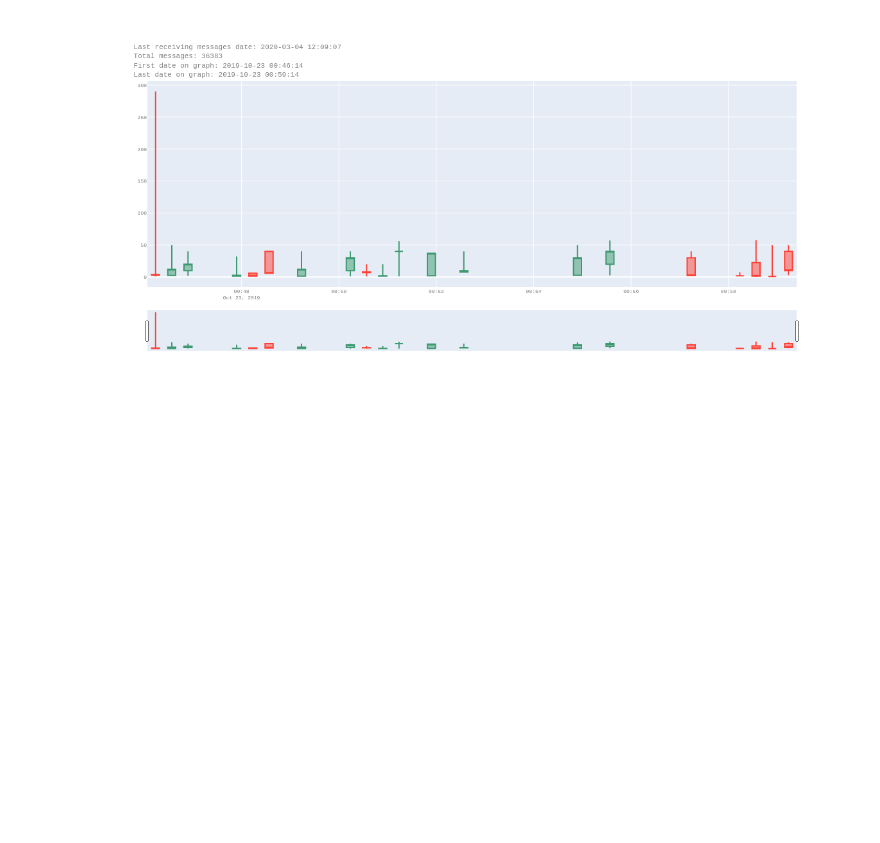
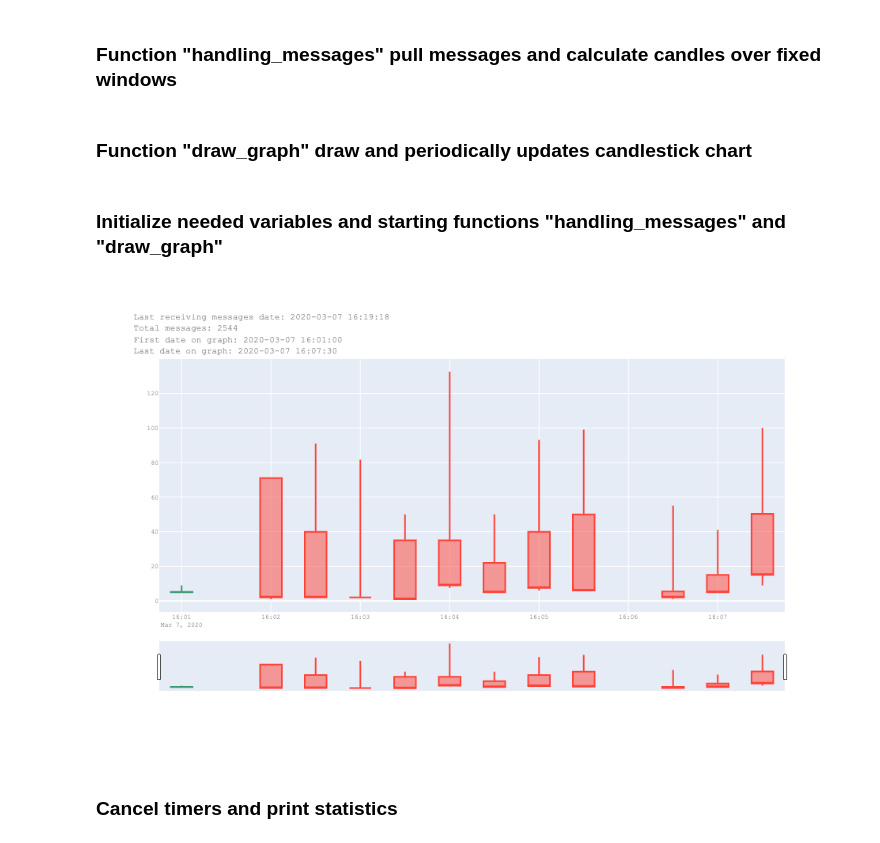
Before and after one commit to allenday/streaming-fsi-showcase, a Jupyter notebook: jupyter/pub-sub.ipynb, the cells around one changed output. Saved outputs shown, nothing was run; the diff lists cells and outputs as text; code cells hidden in the pictures; blank space fills up the shorter version.

Commit message:
Adapted pub-sub.ipynb notebook for Ethereum real-time data

```diff
--- a/jupyter/pub-sub.ipynb
+++ b/jupyter/pub-sub.ipynb
@@ -52,8 +44,8 @@ subscription_path = subscriber.subscription_path(
+# %% [markdown]
+### Function "handling_messages" pull messages and calculate candles over fixed windows
 # %%
-# STEP 3
-
 def handling_messages():
-    global NUM_MESSAGES, PULLING_WAIT_SECONDS, df, tr_handling_messages, current_timestamp, last_receiving_datetime, total_received_messages, max_timestamp, error_counter, cancel_process
+    global NUM_MESSAGES, PULLING_WAIT_SECONDS, df, current_timestamp, last_receiving_datetime, total_received_messages, max_timestamp, error_counter
 
     response = subscriber.pull(subscription_path, max_messages=NUM_MESSAGES)
 
@@ -61,20 +53,10 @@ def handling_messages():
     for received_message in response.received_messages:
         data = json.loads(received_message.message.data.decode('utf8'))
         block_timestamp = data['block_timestamp']
-        gas_price = float(data['gas_price'])/PRICE_MULTIPLIER
+        gas_price = float(data['gas_price'])/PRICE_SCALE
 
-        unix_timestamp = int(time.mktime(datetime.datetime.strptime(block_timestamp, "%Y-%m-%d %H:%M:%S %Z").timetuple()))
-
-        if unix_timestamp < max_timestamp:
-            continue
-
-        if unix_timestamp > max_timestamp:
-            max_timestamp = unix_timestamp
-
-        if current_timestamp == 0:
-            current_timestamp = max_timestamp = unix_timestamp
-        elif unix_timestamp > current_timestamp+TIME_WINDOW:
-            current_timestamp += int((unix_timestamp - current_timestamp)/TIME_WINDOW)*TIME_WINDOW
+        unix_timestamp = int(block_timestamp)
+        current_timestamp = int(unix_timestamp/TIME_WINDOW)*TIME_WINDOW
 
         indexes = df['unix_timestamp'][df['unix_timestamp'] == current_timestamp].index
         if (indexes.size == 0):
@@ -88,8 +70,6 @@ def handling_messages():
             df.loc[[index], 'close_price'] = gas_price
 
         ack_ids.append(received_message.ack_id)
-
-
     try:
         subscriber.acknowledge(subscription_path, ack_ids)
     except Exception as e:
@@ -98,14 +78,13 @@ def handling_messages():
     last_receiving_datetime = datetime.datetime.now()
     total_received_messages += len(response.received_messages)
 
-    if not cancel_process:
-        tr_handling_messages = threading.Timer(PULLING_WAIT_SECONDS, handling_messages)
-        tr_handling_messages.start()
+    timers['handle'] = threading.Timer(PULLING_WAIT_SECONDS, handling_messages)
+    timers['handle'].start()
+# %% [markdown]
+### Function "draw_graph" draw and periodically updates candlestick chart
 # %%
-# STEP 4
-
 def draw_graph():
-    global DRAWING_WAIT_SECONDS, tr_drawing_graph, df, cancel_process
+    global DRAWING_WAIT_SECONDS, df
 
     graph_df = df.tail(MAX_CANDLESTICKS_ON_GRAPH)
     graph_df['date'] = graph_df.apply(lambda row: datetime.datetime.fromtimestamp(row.unix_timestamp), axis = 1)
@@ -123,32 +102,31 @@ def draw_graph():
                     height=600,
                 ))
     fig.update_layout(
-#         xaxis_rangeslider_visible=False,
         title_text="Last receiving messages date: {}<br>Total messages: {}<br>First date on graph: {}<br>Last date on graph: {}".format(last_receiving_datetime.strftime("%Y-%m-%d %H:%M:%S"), total_received_messages, first_date_on_graph, last_date_on_graph),
         font=dict(family="Courier New, monospace", size=8, color="#7f7f7f")
     )
     fig.show()
 
-    if not cancel_process:
-        tr_drawing_graph = threading.Timer(DRAWING_WAIT_SECONDS, draw_graph)
-        tr_drawing_graph.start()
+    timers['draw'] = threading.Timer(DRAWING_WAIT_SECONDS, draw_graph)
+    timers['draw'].start()
+# %% [markdown]
+### Initialize needed variables and starting functions "handling_messages" and "draw_graph"
 # %%
 # STEP 5
 
 df = pd.DataFrame(columns = ['unix_timestamp', 'min_price', 'max_price', 'open_price', 'close_price'])
 
-tr_handling_messages = None
 last_receiving_datetime = None
 total_received_messages = 0
 current_timestamp = 0
 max_timestamp = 0
 receiving_process_running = True
+error_counter = 0
 
-cancel_process = False
-
-error_counter = 0
 handling_messages()
 draw_graph()
 # %% [output]
-[figure, old version]
+[figure, new version]
+# %% [markdown]
+### Cancel timers and print statistics
 # %%
```
Also changed, not shown: parts of 8 cells of this notebook, 1 other file.
